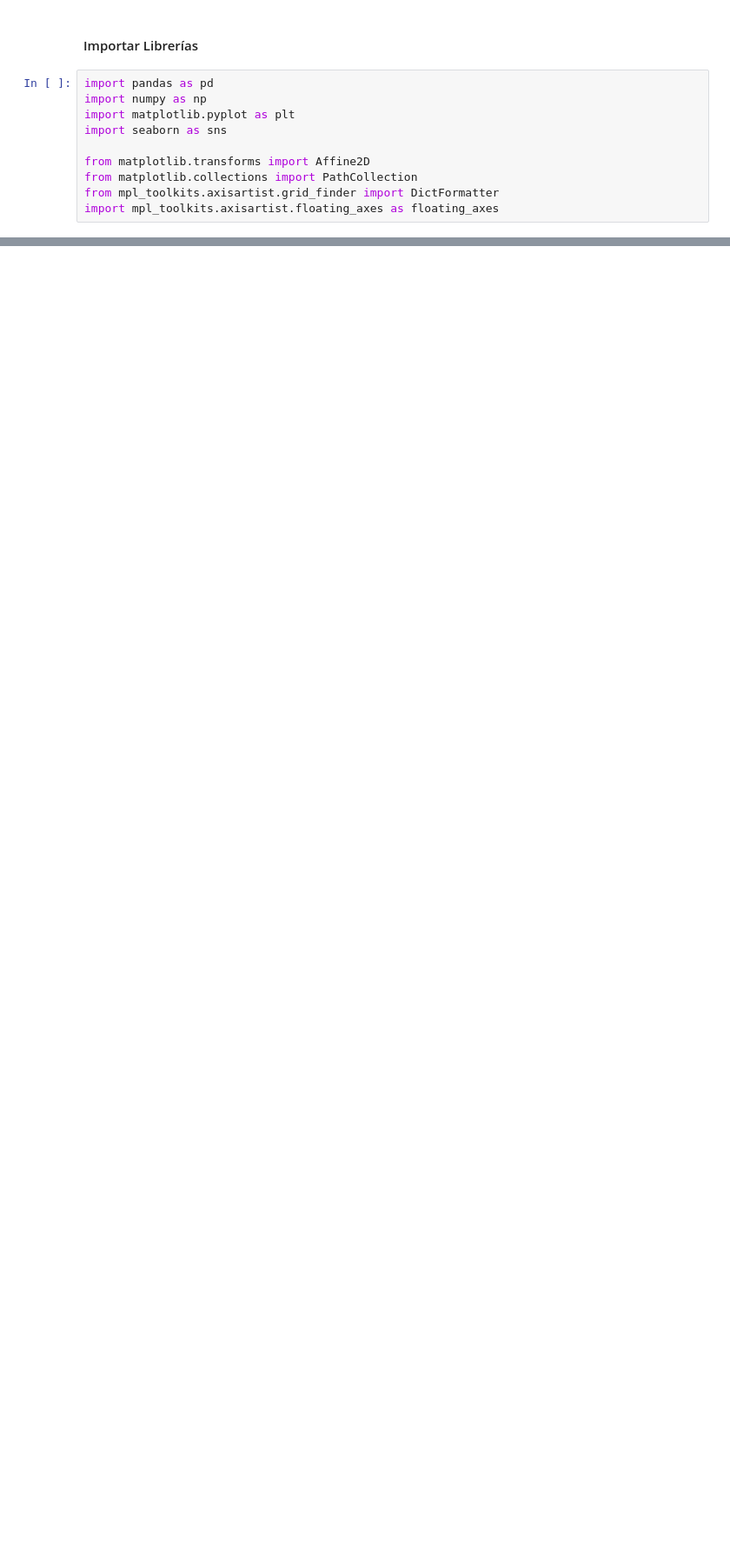
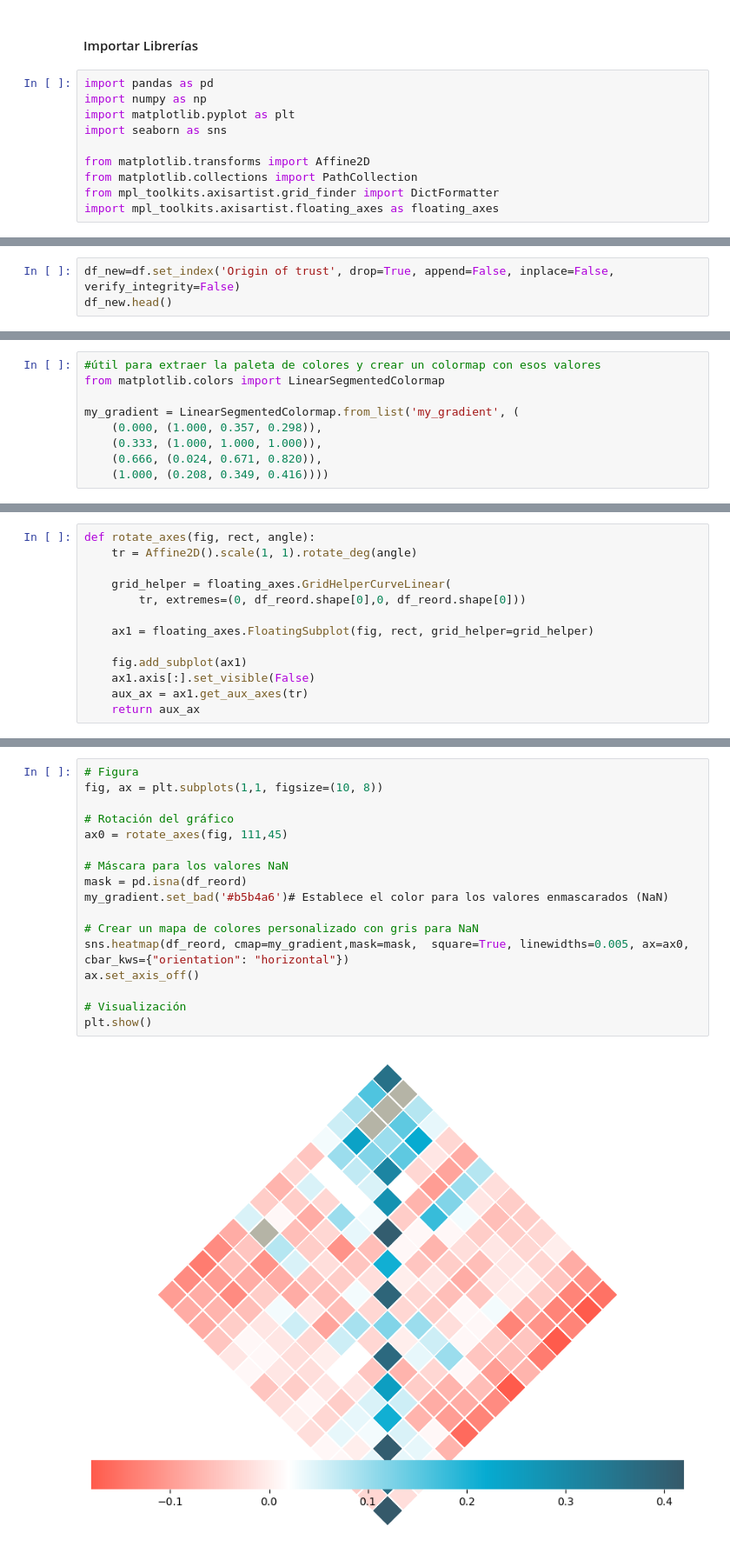
Before and after one commit to ctobar96/Los-buenos-ejemplos-se-copian, a Jupyter notebook: Grafico.ipynb, the cells around one changed output, grey strips where cells are left out. Shown: that part at 87% size. Saved outputs shown, nothing was run; the diff lists cells and outputs as text; blank space fills up the shorter version.

```diff
--- a/Grafico.ipynb
+++ b/Grafico.ipynb
@@ -27,0 +52,3 @@ import mpl_toolkits.axisartist.floating_axes as floating_axes
+# %%
+df_new=df.set_index('Origin of trust', drop=True, append=False, inplace=False, verify_integrity=False)
+df_new.head()
@@ -27,0 +114,9 @@ import mpl_toolkits.axisartist.floating_axes as floating_axes
+# %%
+#útil para extraer la paleta de colores y crear un colormap con esos valores
+from matplotlib.colors import LinearSegmentedColormap
+
+my_gradient = LinearSegmentedColormap.from_list('my_gradient', (
+    (0.000, (1.000, 0.357, 0.298)),
+    (0.333, (1.000, 1.000, 1.000)),
+    (0.666, (0.024, 0.671, 0.820)),
+    (1.000, (0.208, 0.349, 0.416))))
@@ -27,0 +125,13 @@ import mpl_toolkits.axisartist.floating_axes as floating_axes
+# %%
+def rotate_axes(fig, rect, angle):
+    tr = Affine2D().scale(1, 1).rotate_deg(angle)
+
+    grid_helper = floating_axes.GridHelperCurveLinear(
+        tr, extremes=(0, df_reord.shape[0],0, df_reord.shape[0]))
+
+    ax1 = floating_axes.FloatingSubplot(fig, rect, grid_helper=grid_helper)
+
+    fig.add_subplot(ax1)
+    ax1.axis[:].set_visible(False)
+    aux_ax = ax1.get_aux_axes(tr)
+    return aux_ax
@@ -27,0 +140,19 @@ import mpl_toolkits.axisartist.floating_axes as floating_axes
+# %%
+# Figura
+fig, ax = plt.subplots(1,1, figsize=(10, 8))
+
+# Rotación del gráfico
+ax0 = rotate_axes(fig, 111,45)
+
+# Máscara para los valores NaN
+mask = pd.isna(df_reord)
+my_gradient.set_bad('#b5b4a6')# Establece el color para los valores enmascarados (NaN)
+
+# Crear un mapa de colores personalizado con gris para NaN
+sns.heatmap(df_reord, cmap=my_gradient,mask=mask,  square=True, linewidths=0.005, ax=ax0, cbar_kws={"orientation": "horizontal"})
+ax.set_axis_off()
+
+# Visualización
+plt.show()
+# %% [output]
+[figure, added]
```
Also changed, not shown: parts of 13 cells of this notebook.
